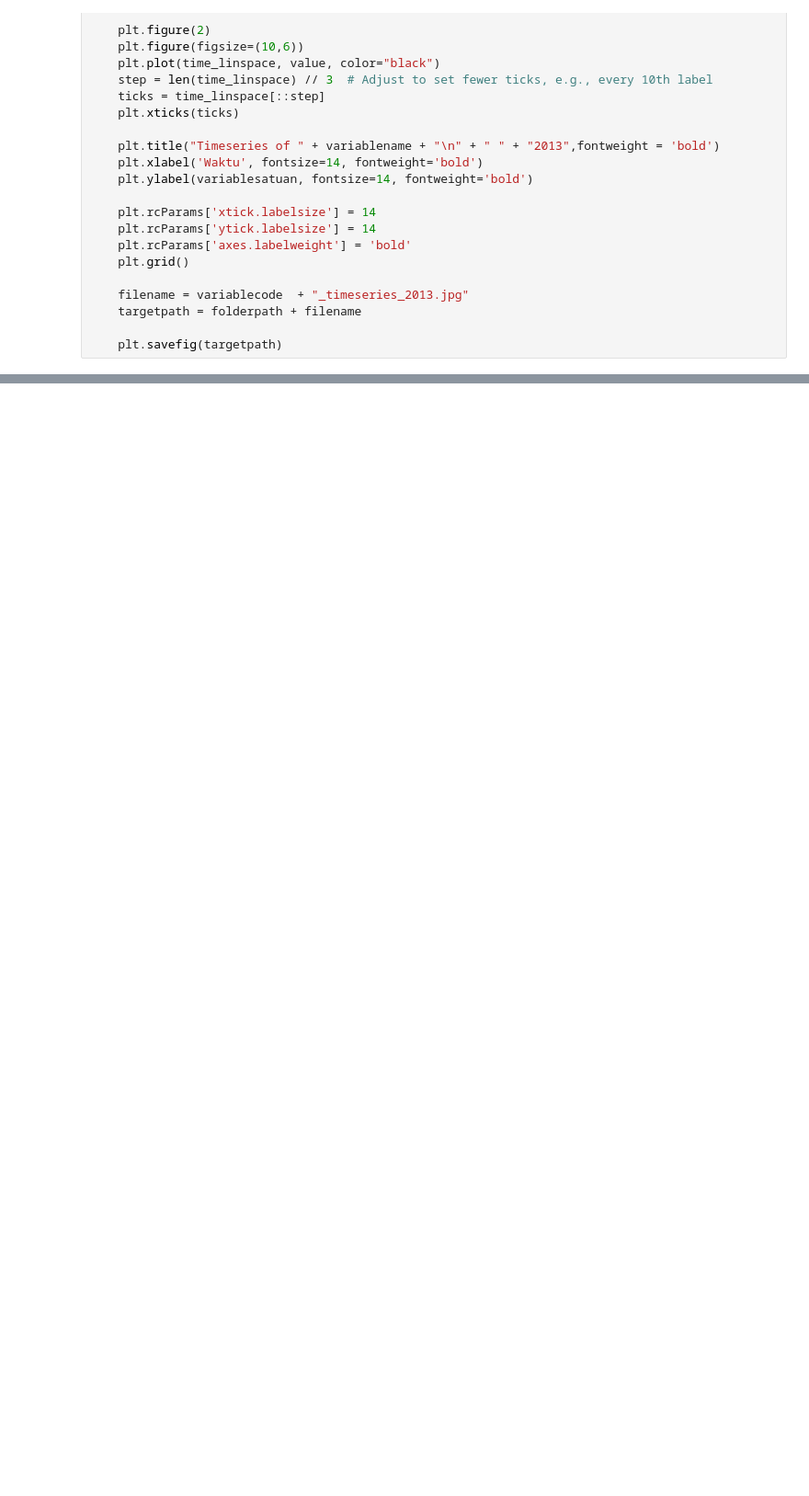
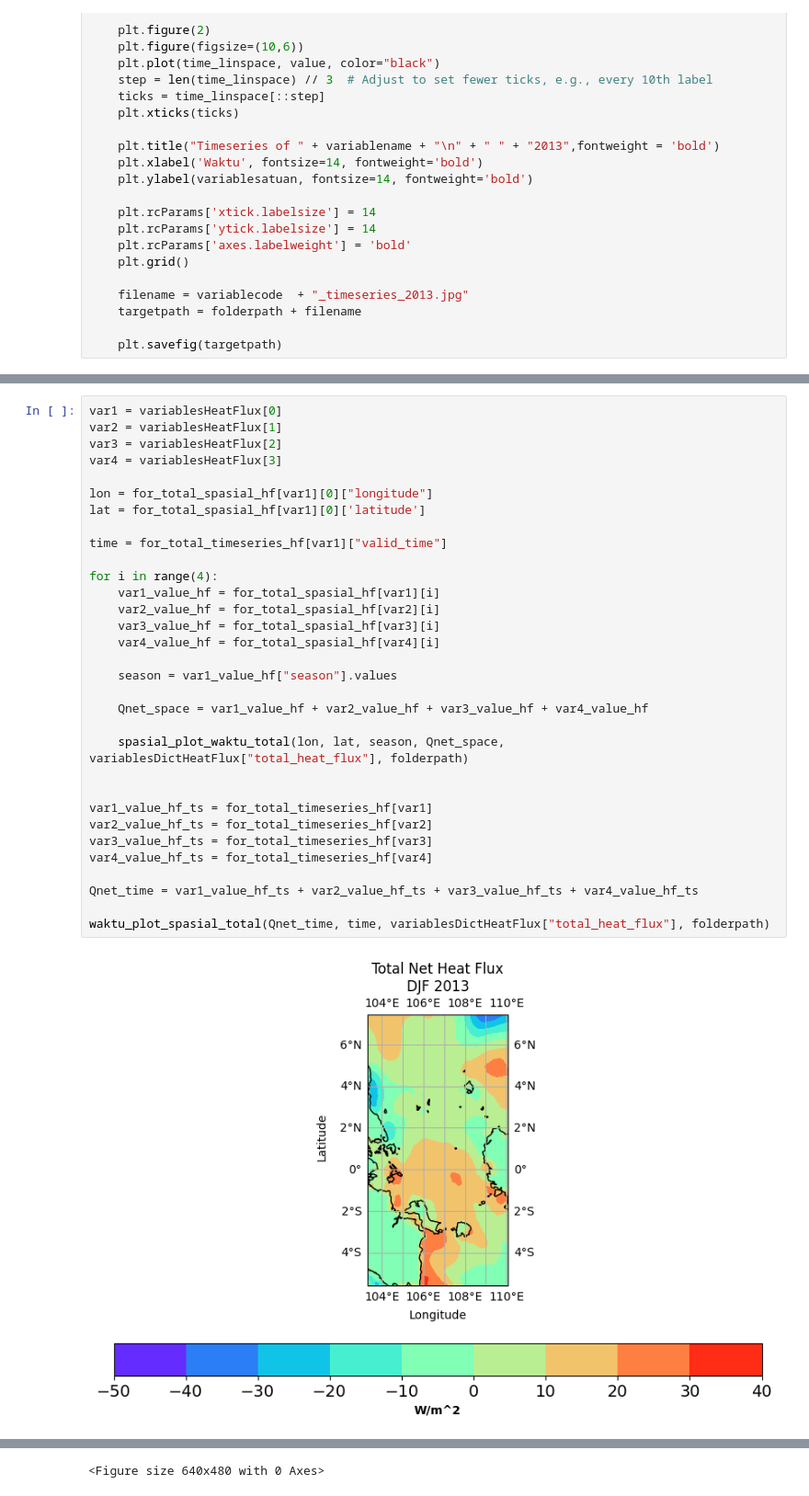
Before and after one commit to interapple123/PILA, a Jupyter notebook: data_viz.ipynb, the cells around one changed output, grey strips where cells are left out. Shown at 92% size. Cells and saved outputs as stored; diff of their text form; blank space fills up the shorter version.

```diff
--- a/data_viz.ipynb
+++ b/data_viz.ipynb
@@ -232 +353,35 @@ for variable in variablesHeatFlux:
 ... (12 outputs left out)
+# %%
+var1 = variablesHeatFlux[0]
+var2 = variablesHeatFlux[1]
+var3 = variablesHeatFlux[2]
+var4 = variablesHeatFlux[3]
+
+lon = for_total_spasial_hf[var1][0]["longitude"]
+lat = for_total_spasial_hf[var1][0]['latitude']
+
+time = for_total_timeseries_hf[var1]["valid_time"]
+
+for i in range(4):
+    var1_value_hf = for_total_spasial_hf[var1][i]
+    var2_value_hf = for_total_spasial_hf[var2][i]
+    var3_value_hf = for_total_spasial_hf[var3][i]
+    var4_value_hf = for_total_spasial_hf[var4][i]
+
+    season = var1_value_hf["season"].values
+
+    Qnet_space = var1_value_hf + var2_value_hf + var3_value_hf + var4_value_hf
+
+    spasial_plot_waktu_total(lon, lat, season, Qnet_space, variablesDictHeatFlux["total_heat_flux"], folderpath)
+
+
+var1_value_hf_ts = for_total_timeseries_hf[var1]
+var2_value_hf_ts = for_total_timeseries_hf[var2]
+var3_value_hf_ts = for_total_timeseries_hf[var3]
+var4_value_hf_ts = for_total_timeseries_hf[var4]
+
+Qnet_time = var1_value_hf_ts + var2_value_hf_ts + var3_value_hf_ts + var4_value_hf_ts
+
+waktu_plot_spasial_total(Qnet_time, time, variablesDictHeatFlux["total_heat_flux"], folderpath)
+# %% [output]
+[figure, added]
@@ -232,0 +391 @@ for variable in variablesHeatFlux:
+<Figure size 640x480 with 0 Axes>
```
Also changed, not shown: parts of 6 cells of this notebook.
